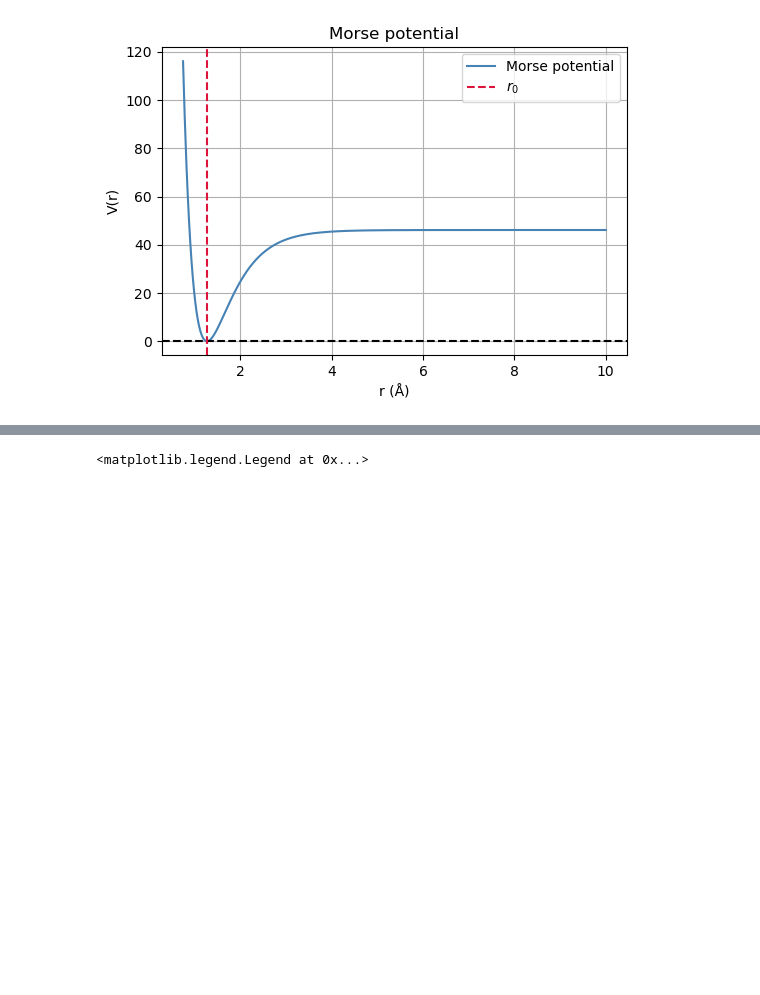
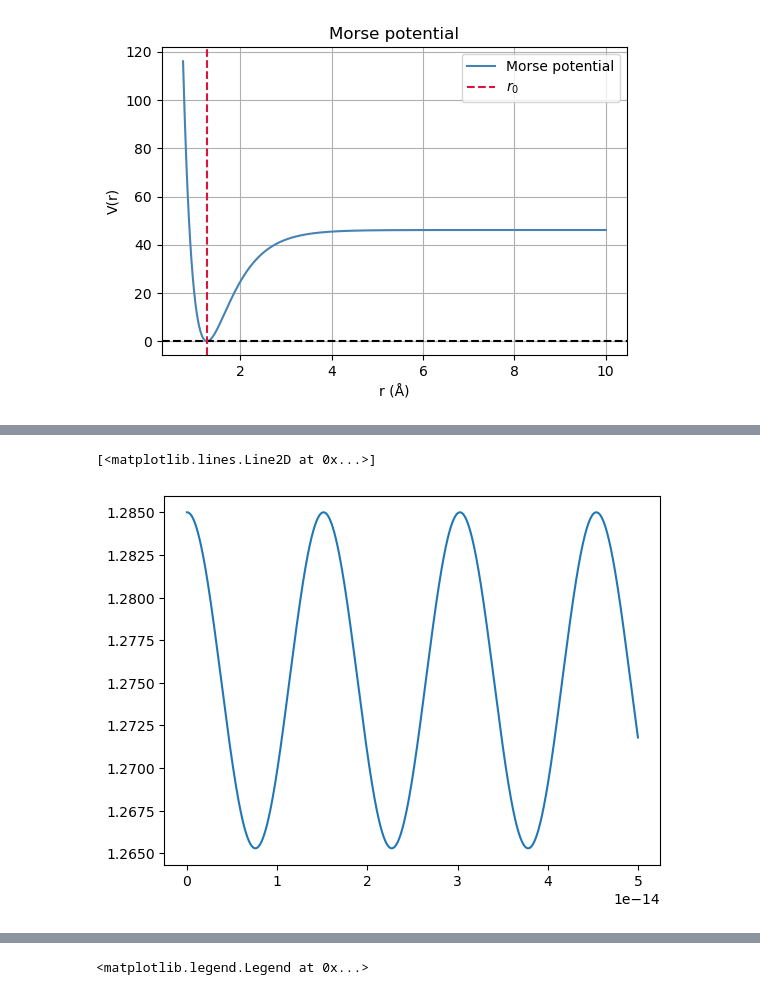
Before and after one commit to JeanCHDJdev/md-langevin, a Jupyter notebook: simulation.ipynb, the cells around one changed output, grey strips where cells are left out. Drawn from its saved outputs; the diff is of its cells as text; code cells hidden in the pictures; blank space fills up the shorter version.

```diff
--- a/simulation.ipynb
+++ b/simulation.ipynb
@@ -31,3 +56,8 @@ time, r_cl, r_h, v_cl, v_h = sim.run(n_steps=5000, r_init_relative=sim.r_0+0.1,
+# %%
+plt.plot(data['time'], data['r_rel'])
+# %% [output]
+[<matplotlib.lines.Line2D at 0x...>]
+[figure, added]
 # %%
 rel = r_cl - r_h
 colors = ['red', 'orange', 'yellow']
```
Also changed, not shown: parts of 4 cells of this notebook, 1 other file.
